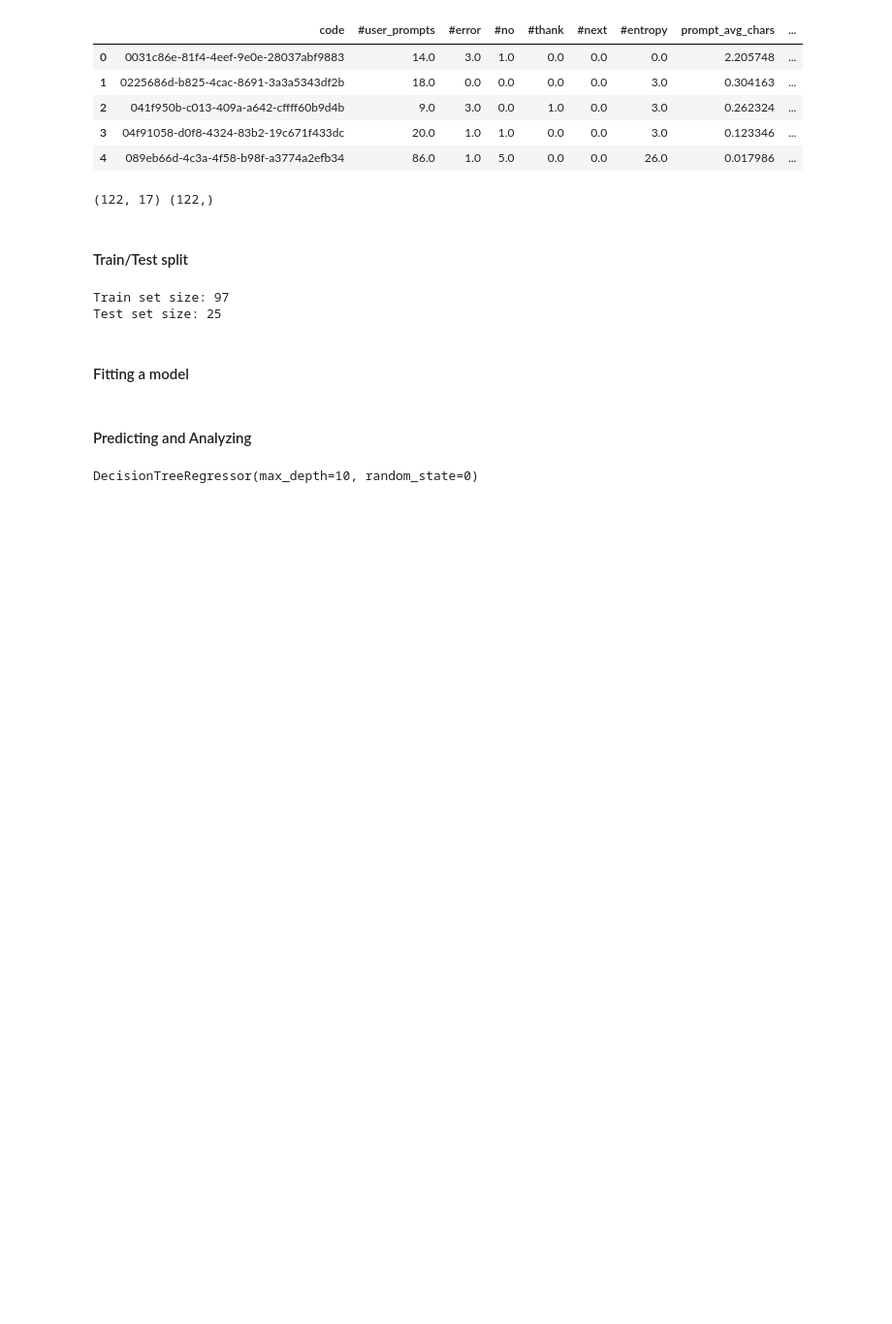
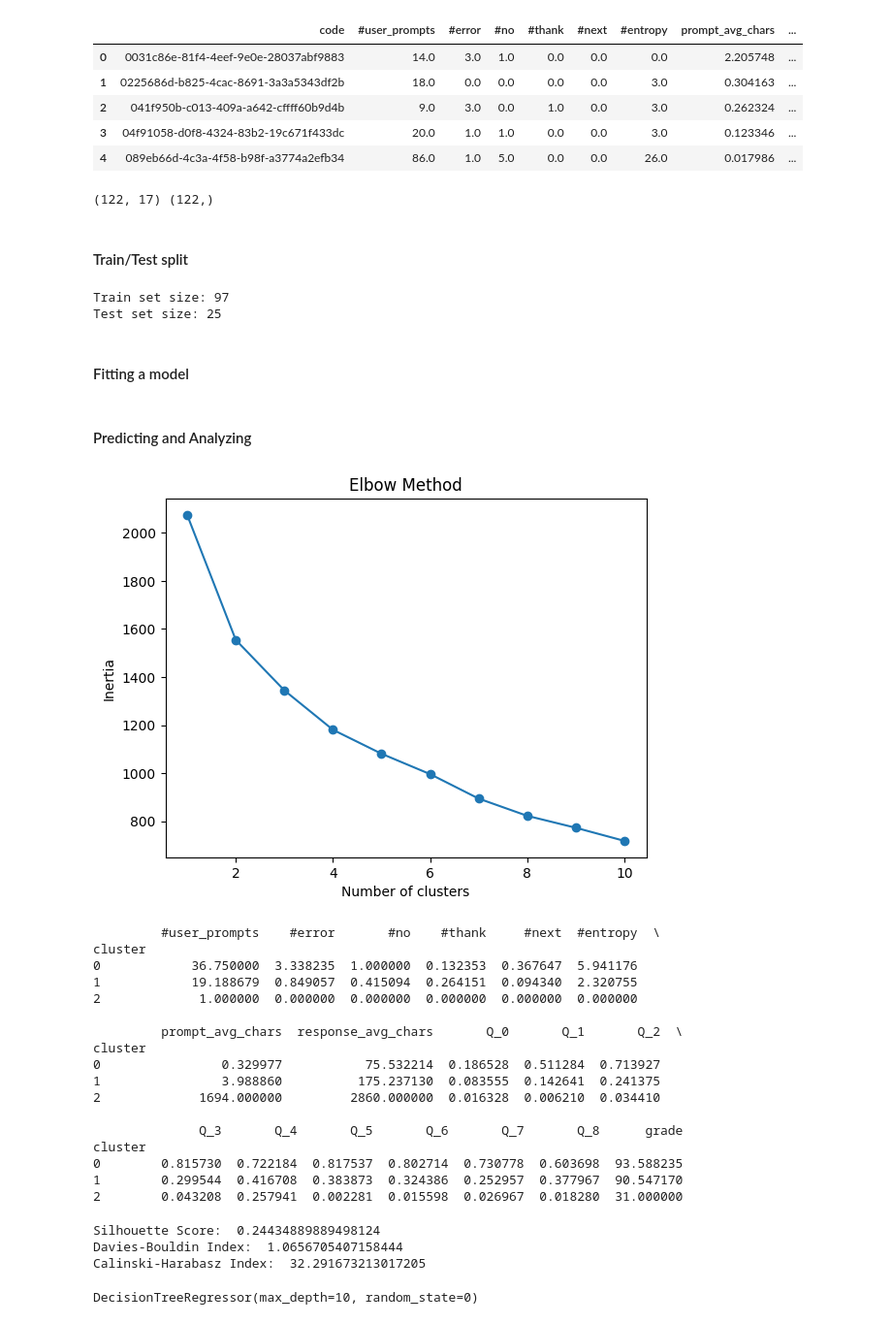
Before and after one commit to AtaErnam/CS412_Project, a Jupyter notebook: hw_score_predict.ipynb, the cells around one changed output. Shown: that part at 97% size. Drawn from its saved outputs; the diff is of its cells as text; code cells hidden in the pictures; blank space fills up the shorter version.

```diff
--- a/hw_score_predict.ipynb
+++ b/hw_score_predict.ipynb
@@ -307,8 +406,9 @@ df.head(5)
 | 04f91058-d0f8-4324-83b2-19c671f433dc | 20.0 | 1.0 | 1.0 | 0.0 | 0.0 | 3.0 | 0.123346 | 107.092566 |
 | 089eb66d-4c3a-4f58-b98f-a3774a2efb34 | 86.0 | 1.0 | 5.0 | 0.0 | 0.0 | 26.0 | 0.017986 | 18.850913 |
 # %%
+
 # reading the scores
-scores = pd.read_csv("data/scores.csv", sep=",")
+scores = pd.read_csv("/content/scores.csv", sep=",")
 scores["code"] = scores["code"].apply(lambda x: x.strip())
 
 # selecting the columns we need and we care
@@ -386,6 +486,72 @@ Test set size: 25
 #### Fitting a model
 # %% [markdown]
 #### Predicting and Analyzing
+# %%
+# Scaling the Data
+scaler = StandardScaler()
+scaled_features = scaler.fit_transform(temp_df[temp_df.columns[1:-1]])
+
+
+inertia = []
+for k in range(1, 11):
+    kmeans = KMeans(n_clusters=k, random_state=42)
+    kmeans.fit(scaled_features)
+    inertia.append(kmeans.inertia_)
+
+plt.plot(range(1, 11), inertia, marker='o')
+plt.title('Elbow Method')
+plt.xlabel('Number of clusters')
+plt.ylabel('Inertia')
+plt.show()
+
+# Choose an appropriate value for k based on the plot
+k = 3
+
+# Applying K-Means Clustering
+kmeans = KMeans(n_clusters=k, random_state=42)
+cluster_labels = kmeans.fit_predict(scaled_features)
+
+# Add the cluster labels to your DataFrame
+temp_df['cluster'] = cluster_labels
+
+# Analyzing the Clusters
+
+print(temp_df.groupby('cluster').mean())
+# %% [output]
+[figure, added]
+         #user_prompts    #error       #no    #thank     #next  #entropy  \
+cluster
+0            36.750000  3.338235  1.000000  0.132353  0.367647  5.941176
+1            19.188679  0.849057  0.415094  0.264151  0.094340  2.320755
+2             1.000000  0.000000  0.000000  0.000000  0.000000  0.000000
+
+         prompt_avg_chars  response_avg_chars       Q_0       Q_1       Q_2  \
+cluster
+0                0.329977           75.532214  0.186528  0.511284  0.713927
+1                3.988860          175.237130  0.083555  0.142641  0.241375
+2             1694.000000         2860.000000  0.016328  0.006210  0.034410
+
+              Q_3       Q_4       Q_5       Q_6       Q_7       Q_8      grade
+cluster
+0        0.815730  0.722184  0.817537  0.802714  0.730778  0.603698  93.588235
+1        0.299544  0.416708  0.383873  0.324386  0.252957  0.377967  90.547170
+2        0.043208  0.257941  0.002281  0.015598  0.026967  0.018280  31.000000
+# %%
+
+
+
+silhouette_avg = silhouette_score(scaled_features, cluster_labels)
+print("Silhouette Score: ", silhouette_avg)
+
+davies_bouldin = davies_bouldin_score(scaled_features, cluster_labels)
+print("Davies-Bouldin Index: ", davies_bouldin)
+
+calinski_harabasz = calinski_harabasz_score(scaled_features, cluster_labels)
+print("Calinski-Harabasz Index: ", calinski_harabasz)
+# %% [output]
+Silhouette Score:  0.24434889889498124
+Davies-Bouldin Index:  1.0656705407158444
+Calinski-Harabasz Index:  32.291673213017205
 # %%
 regressor = DecisionTreeRegressor(random_state=0,criterion='squared_error', max_depth=10)
 regressor.fit(X_train, y_train)
```
Also changed, not shown: parts of 11 cells of this notebook.
